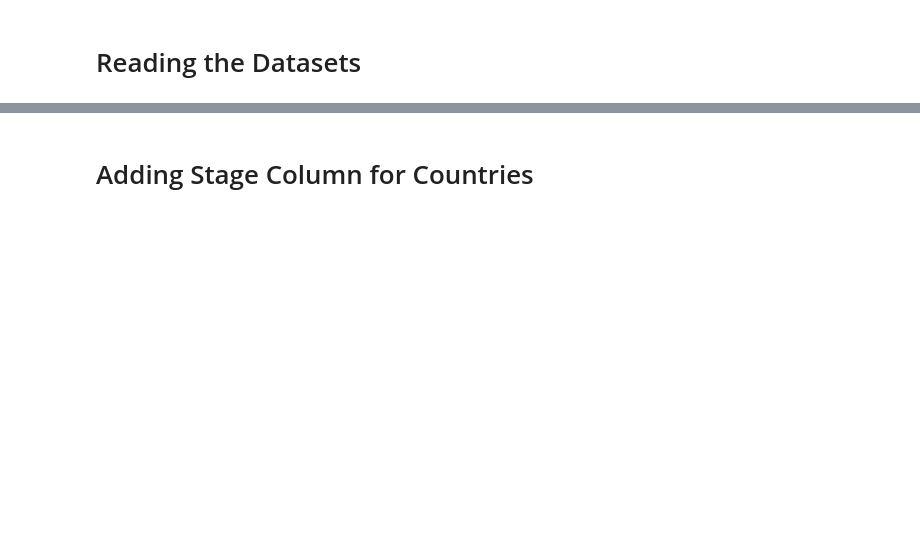
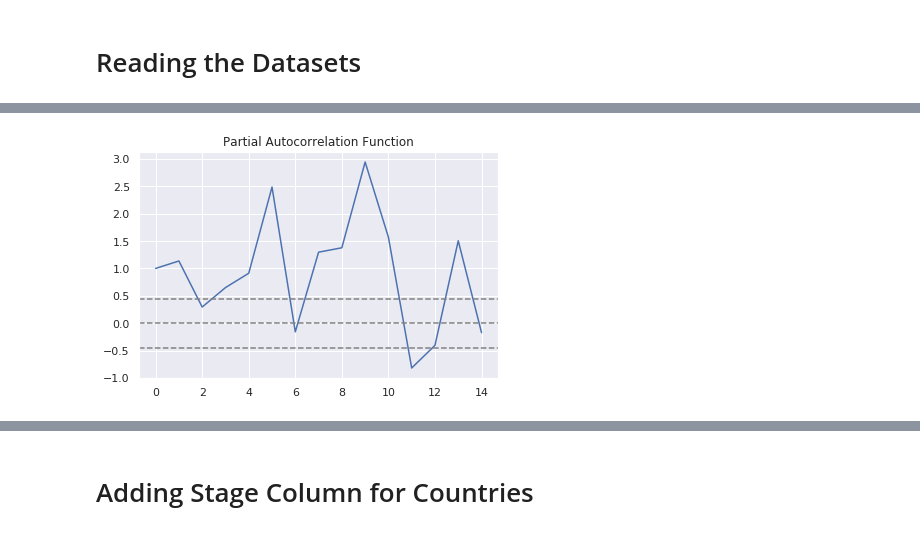
Before and after one commit to prerit1998jain/Pandemic-Forecasting-using-Time-dependent-SIRD-and-Poisson-Regression, a Jupyter notebook: Poisson Regression (Generalised Across Countries).ipynb, the cells around one changed output, grey strips where cells are left out. Cells and saved outputs as stored; diff of their text form; code cells hidden in the pictures; blank space fills up the shorter version.

```diff
--- a/Poisson Regression (Generalised Across Countries).ipynb
+++ b/Poisson Regression (Generalised Across Countries).ipynb
@@ -27,0 +99,11 @@ def normalize_sig(df):
+# %%
+def plot_PACF(df,p):
+    df = df[df['days_completed']<p]
+    lag_pacf = pacf(df['norm_cases'], nlags=14, method='ols')
+    plt.subplot(122)
+    plt.plot(lag_pacf)
+    plt.axhline(y=0,linestyle='--',color='gray')
+    plt.axhline(y=-1.96/np.sqrt(len(df)),linestyle='--',color='gray')
+    plt.axhline(y=1.96/np.sqrt(len(df)),linestyle='--',color='gray')
+    plt.title('Partial Autocorrelation Function')
+    plt.tight_layout()
@@ -27,0 +116,4 @@ def normalize_sig(df):
+# %%
+plot_PACF(Austria, 20)
+# %% [output]
+[figure, added]
```
Also changed, not shown: parts of 40 cells of this notebook, 6 other files.
